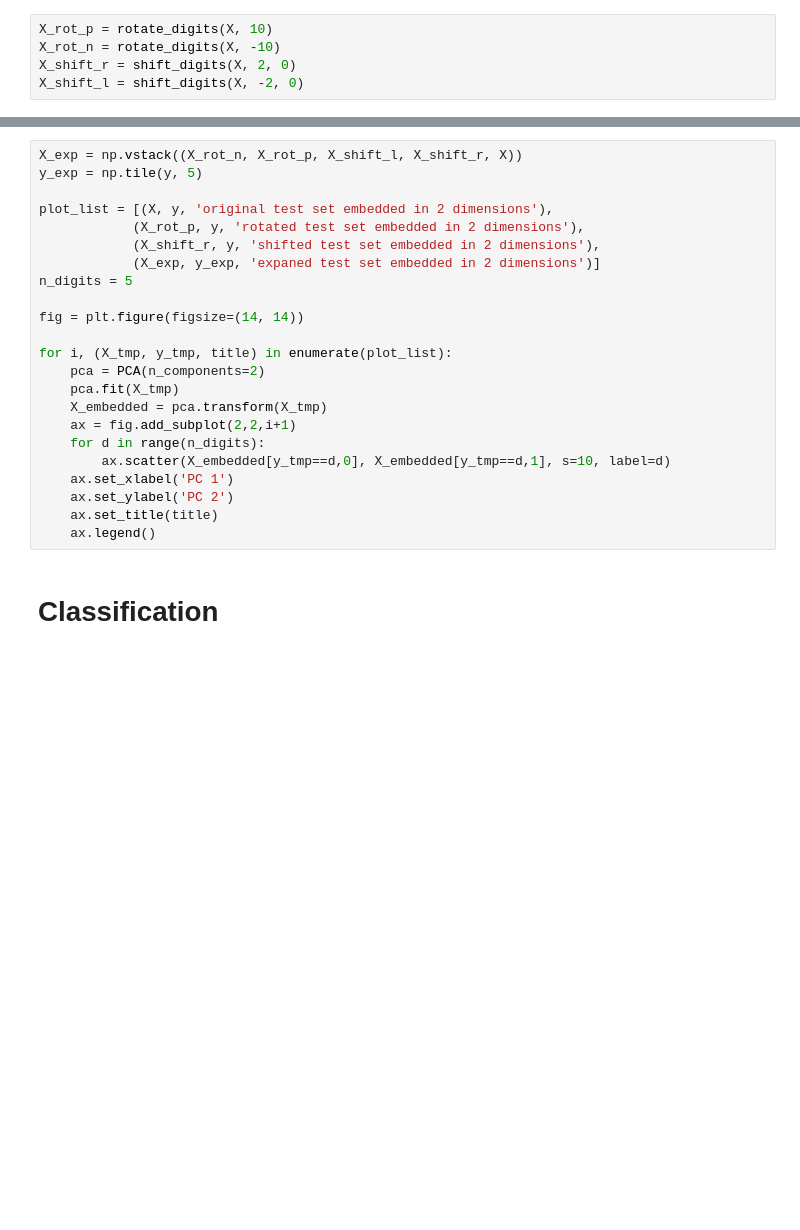
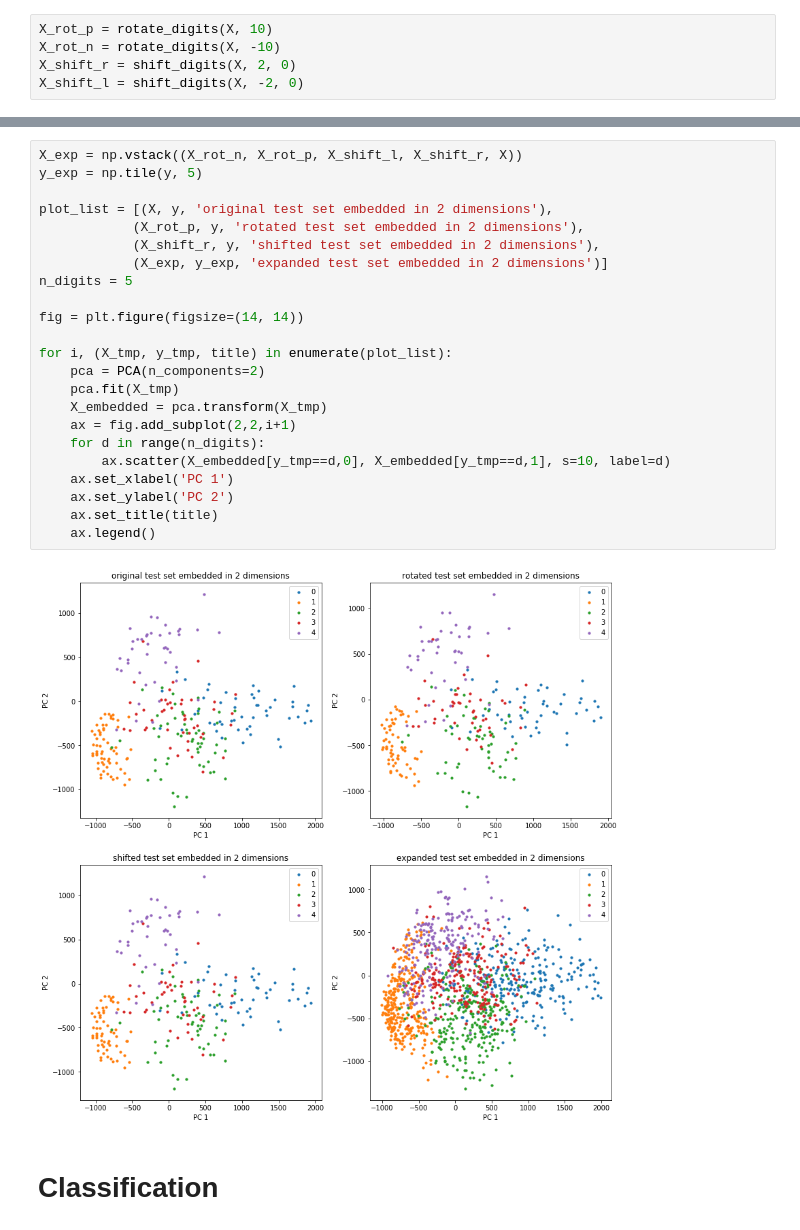
Before and after one commit to peedeeX21/grand-classification-challenge, a Jupyter notebook: source/sheet-gcc.ipynb, the cells around one changed output, grey strips where cells are left out. Drawn from its saved outputs; the diff is of its cells as text; blank space fills up the shorter version.

```diff
--- a/source/sheet-gcc.ipynb
+++ b/source/sheet-gcc.ipynb
@@ -197,26 +223,28 @@ plot_examples(X_shift_r, y, 'Dataset with shifted digits (2px)')
 # %%
 X_exp = np.vstack((X_rot_n, X_rot_p, X_shift_l, X_shift_r, X))
 y_exp = np.tile(y, 5)
 
 plot_list = [(X, y, 'original test set embedded in 2 dimensions'),
             (X_rot_p, y, 'rotated test set embedded in 2 dimensions'),
             (X_shift_r, y, 'shifted test set embedded in 2 dimensions'),
-            (X_exp, y_exp, 'expaned test set embedded in 2 dimensions')]
+            (X_exp, y_exp, 'expanded test set embedded in 2 dimensions')]
 n_digits = 5
 
 fig = plt.figure(figsize=(14, 14))
 
 for i, (X_tmp, y_tmp, title) in enumerate(plot_list):
     pca = PCA(n_components=2)
     pca.fit(X_tmp)
     X_embedded = pca.transform(X_tmp)
     ax = fig.add_subplot(2,2,i+1)
     for d in range(n_digits):
         ax.scatter(X_embedded[y_tmp==d,0], X_embedded[y_tmp==d,1], s=10, label=d)
     ax.set_xlabel('PC 1')
     ax.set_ylabel('PC 2')
     ax.set_title(title)
     ax.legend()
+# %% [output]
+[figure, added]
 # %% [markdown]
 # Classification
 # %% [markdown]
```
Also changed, not shown: parts of 17 cells of this notebook.
